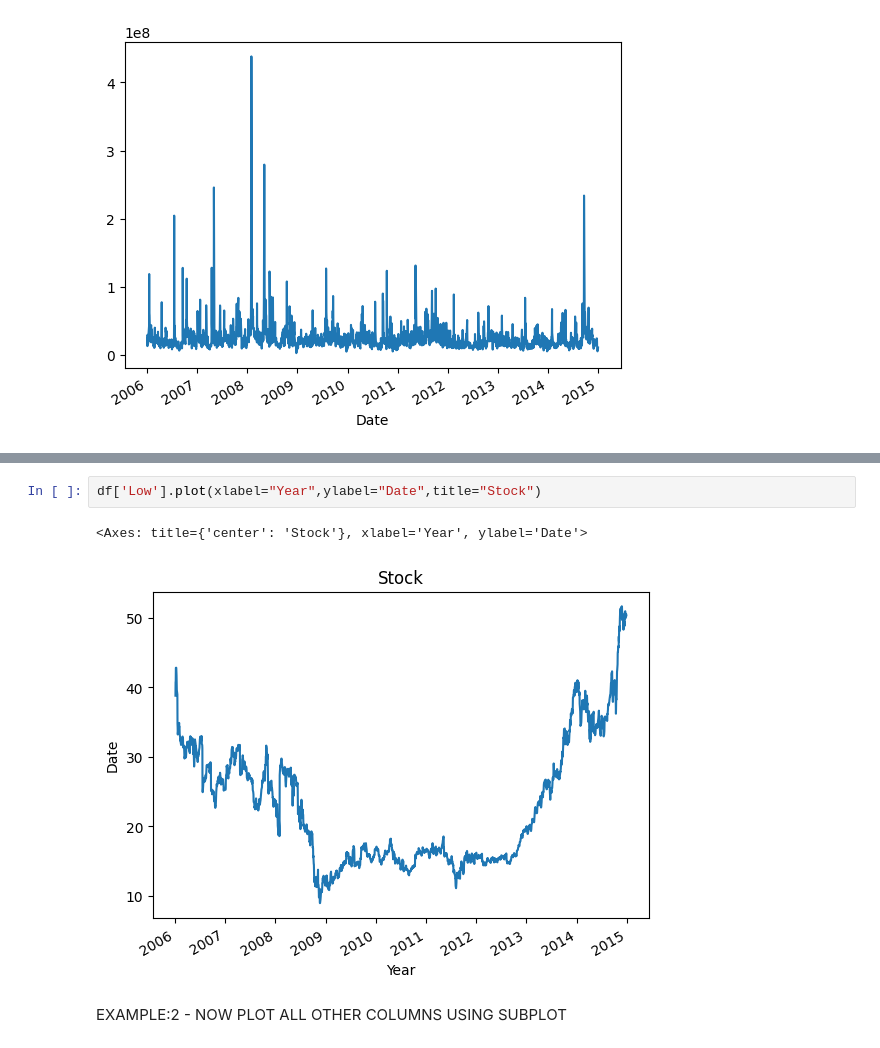
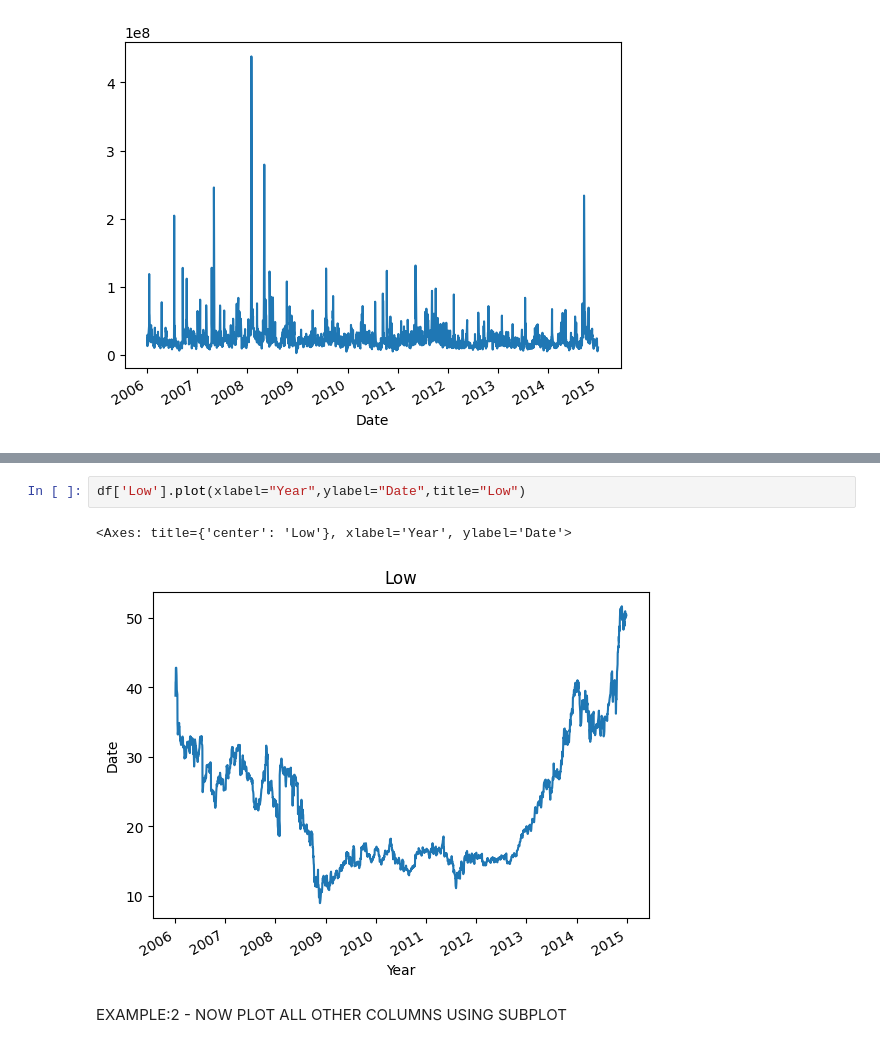
Before and after one commit to Sath2003/DAV, a Jupyter notebook: LABSHEET - 9.ipynb, the cells around one changed output, grey strips where cells are left out. Saved outputs shown, nothing was run; the diff lists cells and outputs as text.

```diff
--- a/LABSHEET - 9.ipynb
+++ b/LABSHEET - 9.ipynb
@@ -117,8 +117,8 @@ df['High'].plot(xlabel="Year",ylabel="Date",title="Stock")
 # %%
-df['Low'].plot(xlabel="Year",ylabel="Date",title="Stock")
+df['Low'].plot(xlabel="Year",ylabel="Date",title="Low")
 # %% [output]
-<Axes: title={'center': 'Stock'}, xlabel='Year', ylabel='Date'>
+<Axes: title={'center': 'Low'}, xlabel='Year', ylabel='Date'>
-[figure, old version]
+[figure, new version]
 # %% [markdown]
 EXAMPLE:2 - NOW PLOT ALL OTHER COLUMNS USING SUBPLOT
 # %%
```
Also changed, not shown: parts of 3 cells of this notebook.
